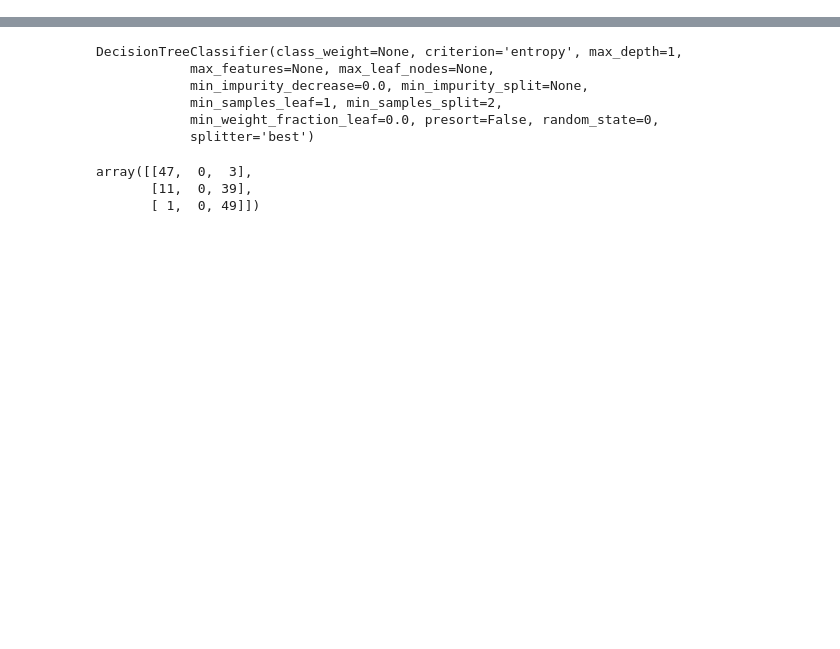
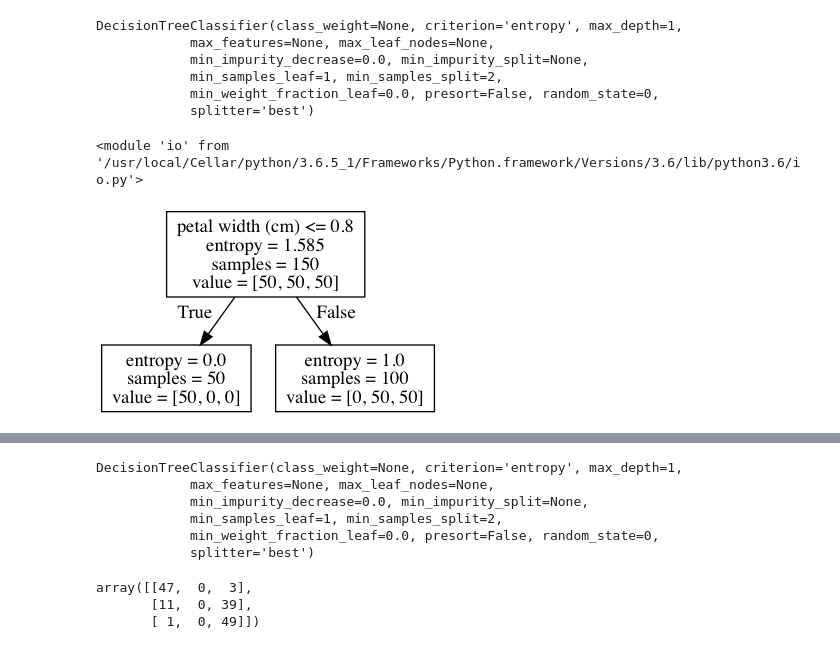
Before and after one commit to seokyeongheo/TIL, a Jupyter notebook: 06_classification/05_decisiontree.ipynb, the cells around one changed output, grey strips where cells are left out. Saved outputs shown, nothing was run; the diff lists cells and outputs as text; code cells hidden in the pictures; blank space fills up the shorter version.

```diff
--- a/06_classification/05_decisiontree.ipynb
+++ b/06_classification/05_decisiontree.ipynb
@@ -36,0 +21,5 @@ from sklearn.tree import DecisionTreeClassifier
+# %%
+from sklearn.datasets import load_iris
+iris = load_iris()
+X = iris.data[:, [2, 3]]
+y = iris.target
@@ -36,0 +41,23 @@ from sklearn.tree import DecisionTreeClassifier
+# %%
+from sklearn.tree import DecisionTreeClassifier
+
+tree1 = DecisionTreeClassifier(criterion='entropy', max_depth=1, random_state=0).fit(X, y)
+tree1
+# %% [output]
+DecisionTreeClassifier(class_weight=None, criterion='entropy', max_depth=1,
+            max_features=None, max_leaf_nodes=None,
+            min_impurity_decrease=0.0, min_impurity_split=None,
+            min_samples_leaf=1, min_samples_split=2,
+            min_weight_fraction_leaf=0.0, presort=False, random_state=0,
+            splitter='best')
+# %%
+io
+# %% [output]
+<module 'io' from '/usr/local/Cellar/python/3.6.5_1/Frameworks/Python.framework/Versions/3.6/lib/python3.6/io.py'>
+# %%
+def draw_decision_tree(model):
+    dot_buf = io.StringIO()
+    export_graphviz(model, out_file=dot_buf, feature_names=iris.feature_names[2:])
+    graph = pydot.graph_from_dot_data(dot_buf.getvalue())[0]
+    image = graph.create_png()
+    return Image(image)
@@ -36,0 +90,4 @@ from sklearn.tree import DecisionTreeClassifier
+# %%
+draw_decision_tree(tree1)
+# %% [output]
+[figure, added]
```
Also changed, not shown: parts of 64 cells of this notebook.
